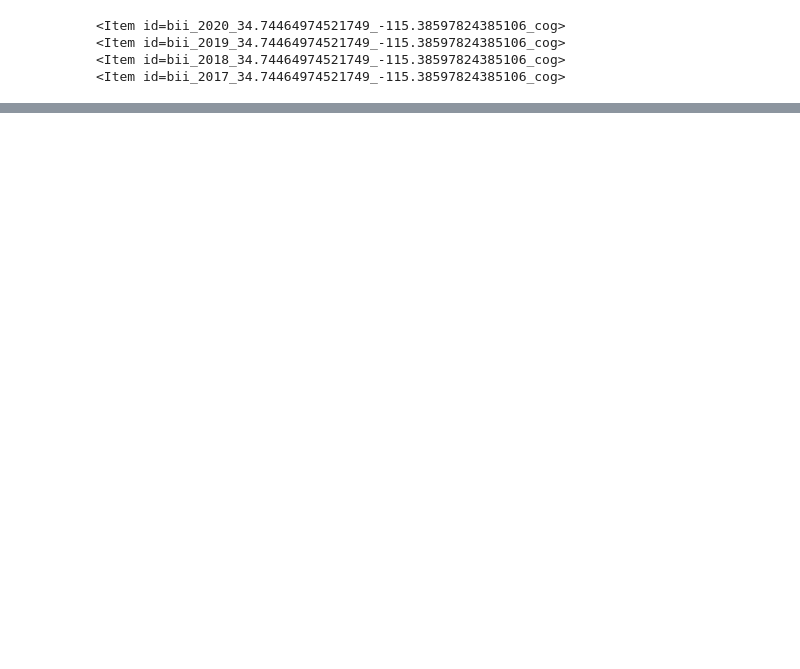
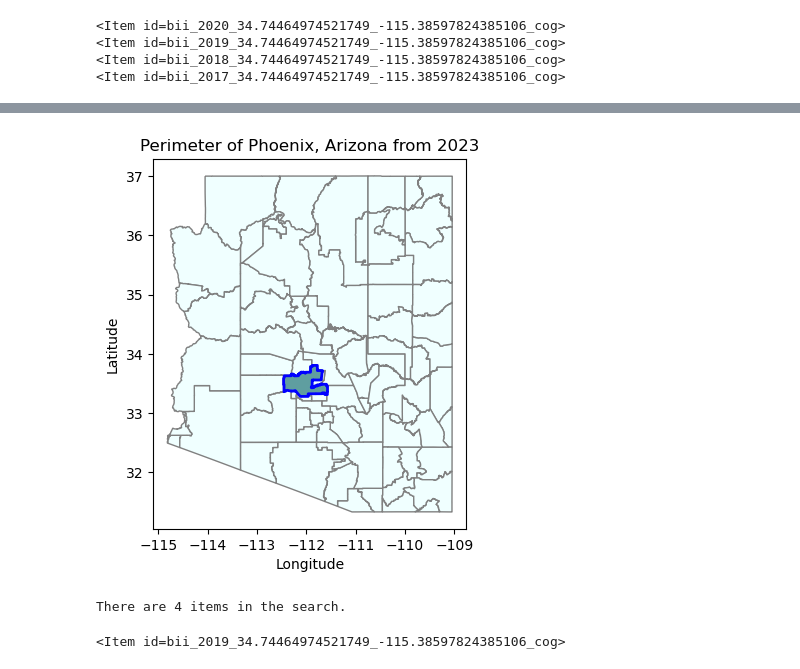
Before and after one commit to madisonenda/Biodiversity_Intactness_Phoenix_AZ, a Jupyter notebook: BII_Phoneix_AZ.ipynb, the cells around one changed output, grey strips where cells are left out. Cells and saved outputs as stored; diff of their text form; code cells hidden in the pictures; blank space fills up the shorter version.

```diff
--- a/BII_Phoneix_AZ.ipynb
+++ b/BII_Phoneix_AZ.ipynb
@@ -44,0 +110,32 @@ NameError: name 'bbox' is not defined
+# %%
+# Visualizing again with the false_color xarray clipped to the Thomas Fire
+fig, ax = plt.subplots()
+
+Arizona_Boundary.plot(ax=ax,
+                     facecolor= "azure",
+                     edgecolor= "grey")
+Phoenix_Boundary.plot(ax=ax,
+                 facecolor= "cadetblue",
+                 edgecolor= 'blue',
+                linewidth=2,
+                label= 'Phoenix Boundary')
+plt.xlabel("Longitude")
+plt.ylabel("Latitude")
+plt.title("Perimeter of Phoenix, Arizona from 2023")
+plt.show()
+# %% [output]
+[figure, added]
+# %%
+# Get items from search
+items = search.item_collection()
+
+# Determine number of items in search
+print(f'There are {len(items)} items in the search.')
+# %% [output]
+There are 4 items in the search.
+# %%
+# Check the first item in the items
+item= items[1]
+item
+# %% [output]
+<Item id=bii_2019_34.74464974521749_-115.38597824385106_cog>
```
Also changed, not shown: parts of 19 cells of this notebook.
